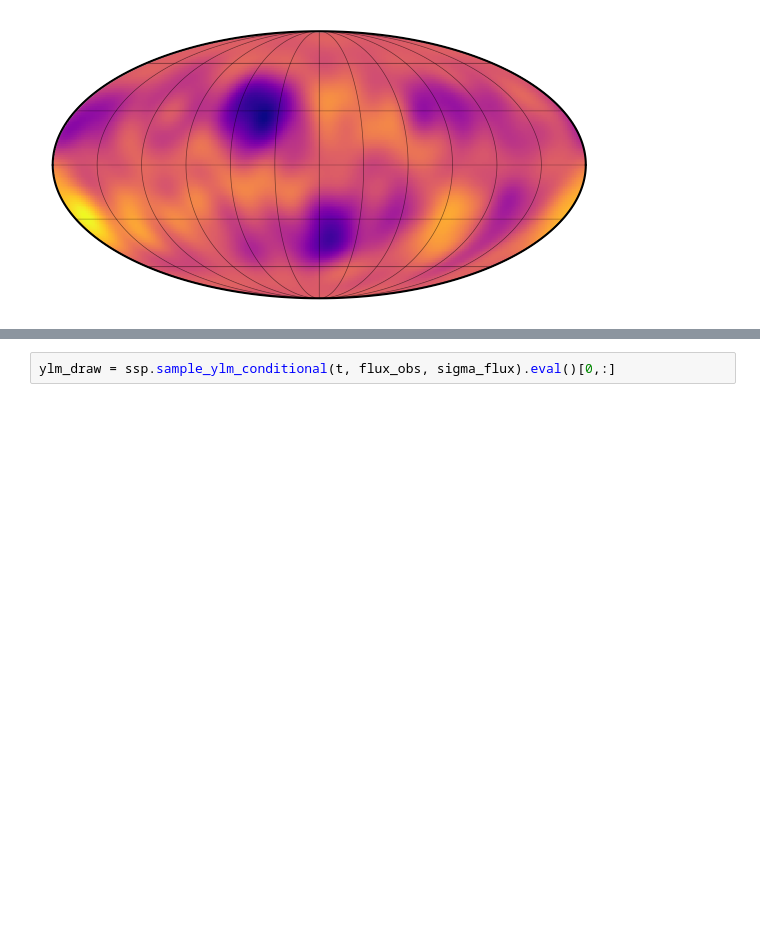
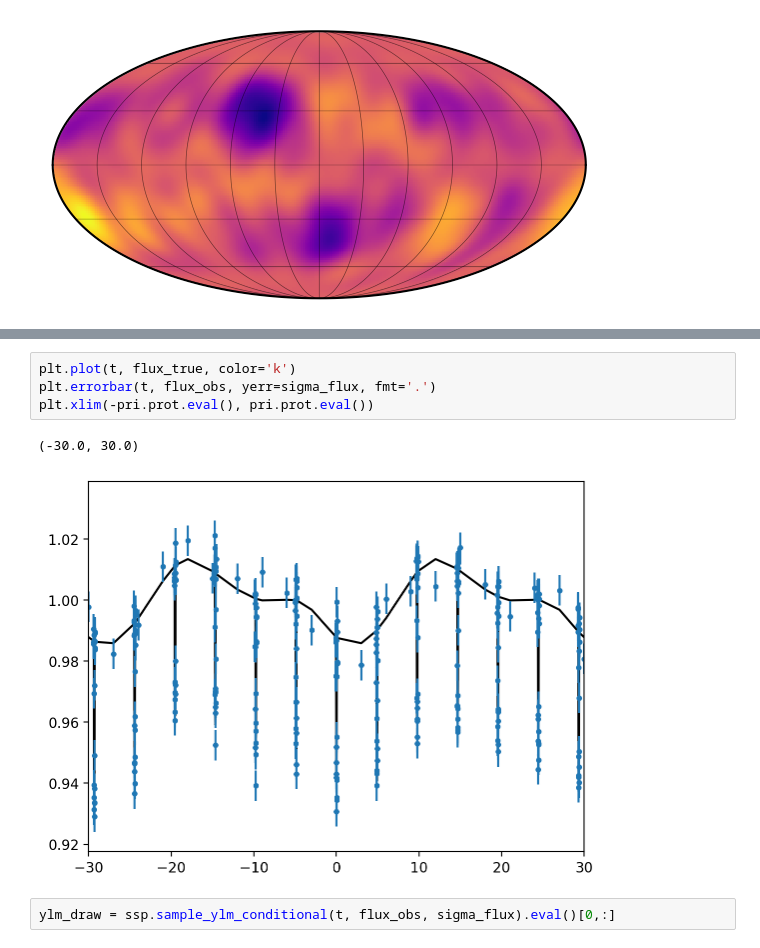
Before and after one commit to farr/StarryStarryProcess, a Jupyter notebook: src/notebooks/SSP.ipynb, the cells around one changed output, grey strips where cells are left out. Drawn from its saved outputs; the diff is of its cells as text; blank space fills up the shorter version.

```diff
--- a/src/notebooks/SSP.ipynb
+++ b/src/notebooks/SSP.ipynb
@@ -218,3 +250,10 @@ plt.xlim(-sec.porb.eval()/10, sec.porb.eval()/10)
+# %%
+plt.plot(t, flux_true, color='k')
+plt.errorbar(t, flux_obs, yerr=sigma_flux, fmt='.')
+plt.xlim(-pri.prot.eval(), pri.prot.eval())
+# %% [output]
+(-30.0, 30.0)
+[figure, added]
 # %%
 ylm_draw = ssp.sample_ylm_conditional(t, flux_obs, sigma_flux).eval()[0,:]
 # %%
```
Also changed, not shown: parts of 21 cells of this notebook, 1 other file.
